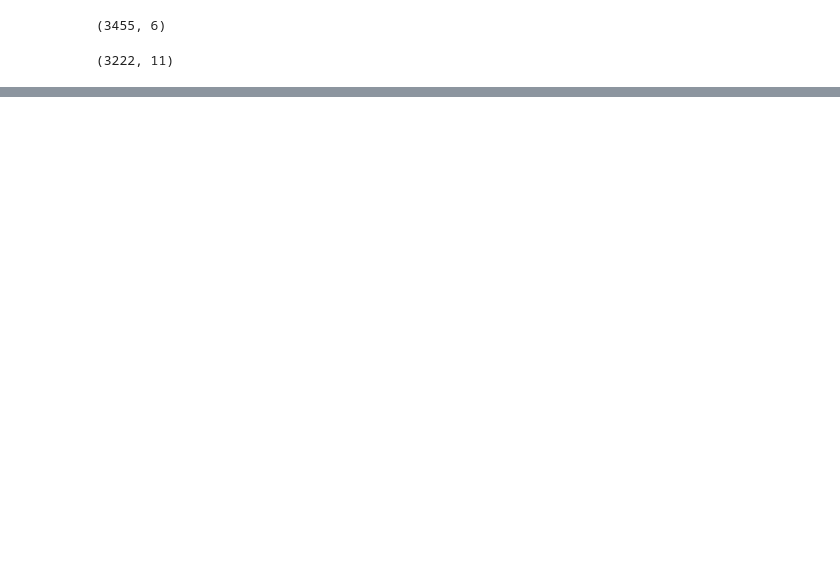
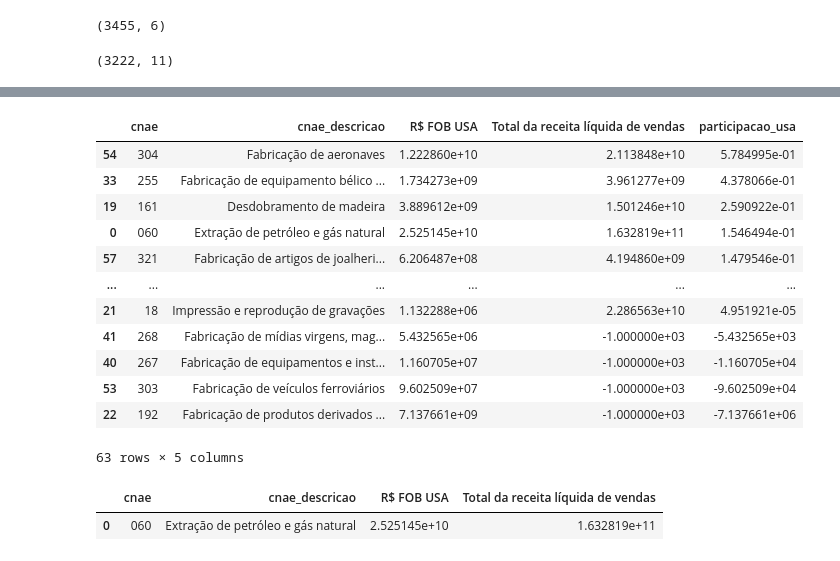
Before and after one commit to amiltonmendes/analise_insumo_produto, a Jupyter notebook: Priorização Setores.ipynb, the cells around one changed output, grey strips where cells are left out. Drawn from its saved outputs; the diff is of its cells as text; code cells hidden in the pictures; blank space fills up the shorter version.

```diff
--- a/Priorização Setores.ipynb
+++ b/Priorização Setores.ipynb
@@ -423,14 +384,14 @@ exportacao_pia.drop(columns='Intensidade Tecnológica', inplace=True, errors='ig
 # %%
 # Aplicar mapeamento primeiro por 3 dígitos, depois por 2 dígitos
-exportacao_pia['Intensidade Tecnológica'] = exportacao_pia['CO_ISIC_CLASSE'].str[0:3].map(mapeamento_3d)
+exportacoes_pia['Intensidade Tecnológica'] = exportacoes_pia['CO_ISIC_CLASSE'].str[0:3].map(mapeamento_3d)
 
 # Para valores não mapeados (NaN), tentar mapear por 2 dígitos
-mask_nao_mapeado = exportacao_pia['Intensidade Tecnológica'].isna()
-exportacao_pia.loc[mask_nao_mapeado, 'Intensidade Tecnológica'] = exportacao_pia.loc[mask_nao_mapeado, 'CO_ISIC_CLASSE'].str[0:2].map(mapeamento_2d)
+mask_nao_mapeado = exportacoes_pia['Intensidade Tecnológica'].isna()
+exportacoes_pia.loc[mask_nao_mapeado, 'Intensidade Tecnológica'] = exportacoes_pia.loc[mask_nao_mapeado, 'CO_ISIC_CLASSE'].str[0:2].map(mapeamento_2d)
 
 # Exceção: 252 deve ser removido de '25' (que já foi mapeado como Média Alta)
 #mask_252 = exportacao_pia['CO_ISIC_CLASSE'].str.startswith('252')
 #exportacao_pia.loc[mask_252, 'Intensidade Tecnológica'] = 'Baixa Intensidade Tecnológica'
 
 # Para códigos não mapeados, classificar como 'Baixa Intensidade Tecnológica'
-exportacao_pia['Intensidade Tecnológica'] = exportacao_pia['Intensidade Tecnológica'].fillna('Baixa Intensidade Tecnológica')
+exportacoes_pia['Intensidade Tecnológica'] = exportacoes_pia['Intensidade Tecnológica'].fillna('Baixa Intensidade Tecnológica')
@@ -450,0 +440,5 @@ exportacao_pia.to_excel('./Outputs/final/exportacao_pia_intensidade.xlsx', index
+# %%
+exportacoes_pia['R$ FOB USA'] = exportacoes_pia['R$ FOB USA'].astype(float)
+exportacoes_pia['Total da receita líquida de vendas'] = exportacoes_pia['Total da receita líquida de vendas'].astype(float)
+# %%
+exportacoes_agregadas_cnae = exportacoes_pia.groupby(['cnae','cnae_descricao']).aggregate({'R$ FOB USA': 'sum','Total da receita líquida de vendas' : 'mean' }).reset_index()
@@ -450,0 +454,23 @@ exportacao_pia.to_excel('./Outputs/final/exportacao_pia_intensidade.xlsx', index
+# %%
+exportacoes_agregadas_cnae['participacao_usa'] = exportacoes_agregadas_cnae['R$ FOB USA'] / exportacoes_agregadas_cnae['Total da receita líquida de vendas']
+# %%
+exportacoes_agregadas_cnae.sort_values(by='participacao_usa', ascending=False)
+# %% [output]
+|  | cnae | cnae_descricao | R$ FOB USA | Total da receita líquida de vendas | participacao_usa |
+| 54 | 304 | Fabricação de aeronaves | 1.222860e+10 | 2.113848e+10 | 5.784995e-01 |
+| 33 | 255 | Fabricação de equipamento bélico ... | 1.734273e+09 | 3.961277e+09 | 4.378066e-01 |
+| 19 | 161 | Desdobramento de madeira | 3.889612e+09 | 1.501246e+10 | 2.590922e-01 |
+| 0 | 060 | Extração de petróleo e gás natural | 2.525145e+10 | 1.632819e+11 | 1.546494e-01 |
+| 57 | 321 | Fabricação de artigos de joalheri... | 6.206487e+08 | 4.194860e+09 | 1.479546e-01 |
+| ... | ... | ... | ... | ... | ... |
+| 21 | 18 | Impressão e reprodução de gravações | 1.132288e+06 | 2.286563e+10 | 4.951921e-05 |
+| 41 | 268 | Fabricação de mídias virgens, mag... | 5.432565e+06 | -1.000000e+03 | -5.432565e+03 |
+| 40 | 267 | Fabricação de equipamentos e inst... | 1.160705e+07 | -1.000000e+03 | -1.160705e+04 |
+| 53 | 303 | Fabricação de veículos ferroviários | 9.602509e+07 | -1.000000e+03 | -9.602509e+04 |
+| 22 | 192 | Fabricação de produtos derivados ... | 7.137661e+09 | -1.000000e+03 | -7.137661e+06 |
+63 rows × 5 columns
+# %%
+exportacoes_pia.groupby(['cnae','cnae_descricao']).aggregate({'R$ FOB USA': 'sum','Total da receita líquida de vendas' : 'mean' }).reset_index().query('cnae == "060"')
+# %% [output]
+|  | cnae | cnae_descricao | R$ FOB USA | Total da receita líquida de vendas |
+| 0 | 060 | Extração de petróleo e gás natural | 2.525145e+10 | 1.632819e+11 |
```
Also changed, not shown: parts of 24 cells of this notebook, 2 other files.
